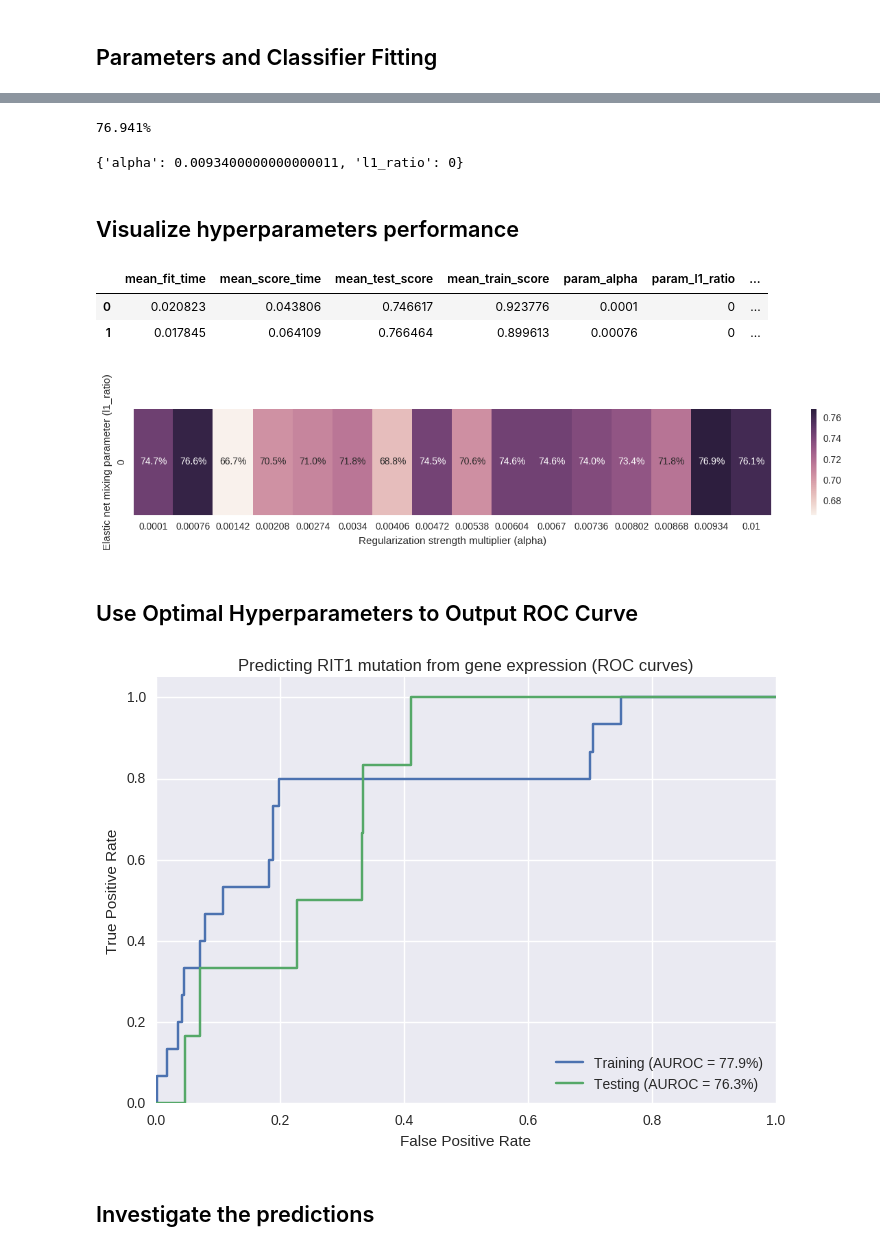
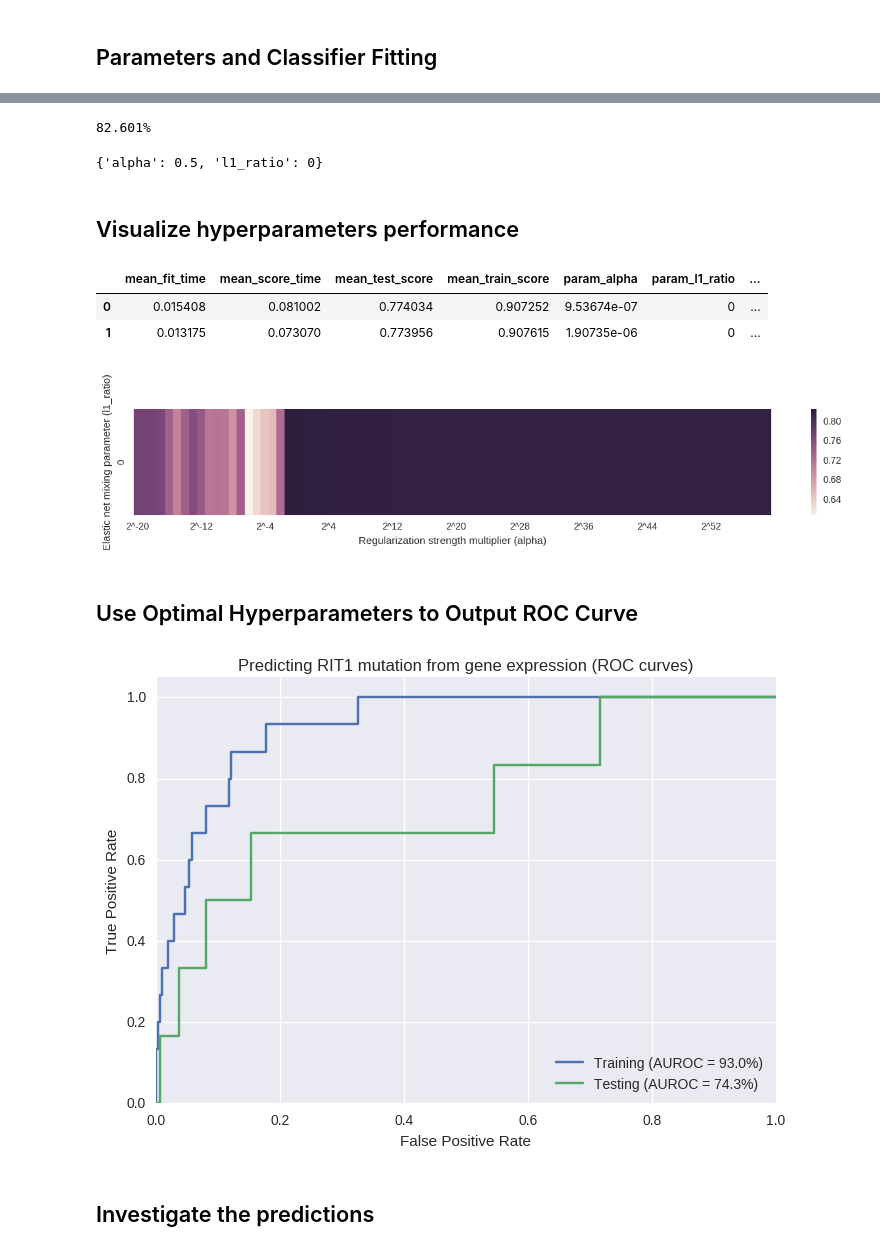
Before and after one commit to htcai/machine-learning, a Jupyter notebook: algorithms/RIT1-PCA-htcai.ipynb, the cells around one changed output, grey strips where cells are left out. Saved outputs shown, nothing was run; the diff lists cells and outputs as text; code cells hidden in the pictures.

```diff
--- a/algorithms/RIT1-PCA-htcai.ipynb
+++ b/algorithms/RIT1-PCA-htcai.ipynb
@@ -102,6 +102,6 @@ X_test_scale = scale_post.transform(X_test_pca)
 ## Parameters and Classifier Fitting
 # %%
 param_grid = {
-    'alpha': [x for x in np.linspace(10**-4, 10**-2, num=16)],
+    'alpha': [2**x for x in range(-20, 60)],
     'l1_ratio': [0]
 }
@@ -120,8 +124,8 @@ print('{:.3%}'.format(cv.best_score_))
 # Best Params
 cv.best_params_
 # %% [output]
-76.941%
+82.601%
-{'alpha': 0.0093400000000000011, 'l1_ratio': 0}
+{'alpha': 0.5, 'l1_ratio': 0}
 # %% [markdown]
 ## Visualize hyperparameters performance
 # %%
@@ -132,18 +136,23 @@ cv_result_df = pd.concat([
 cv_result_df.head(2)
 # %% [output]
 |  | mean_fit_time | mean_score_time | mean_test_score | mean_train_score | param_alpha | param_l1_ratio | ... |
-| 0 | 0.020823 | 0.043806 | 0.746617 | 0.923776 | 0.0001 | 0 | ... |
-| 1 | 0.017845 | 0.064109 | 0.766464 | 0.899613 | 0.00076 | 0 | ... |
+| 0 | 0.015408 | 0.081002 | 0.774034 | 0.907252 | 9.53674e-07 | 0 | ... |
+| 1 | 0.013175 | 0.073070 | 0.773956 | 0.907615 | 1.90735e-06 | 0 | ... |
 # %%
 # Cross-validated performance heatmap
 cv_score_mat = pd.pivot_table(cv_result_df, values='mean_test_score', index='l1_ratio', columns='alpha')
 fig, ax = plt.subplots(figsize=(15,2))
 
-ax = sns.heatmap(cv_score_mat, annot=True, fmt='.1%')
+xticks = ['2^'+str(x) for x in range(-20, 60)]
+keptticks = xticks[::int(len(xticks)/10)]
+xticks = ['' for y in xticks]
+xticks[::int(len(xticks)/10)] = keptticks
+
+ax = sns.heatmap(cv_score_mat, annot=False, fmt='.1%', xticklabels=xticks)
 ax.set_xlabel('Regularization strength multiplier (alpha)')
 ax.set_ylabel('Elastic net mixing parameter (l1_ratio)');
 # %% [output]
-[figure, old version]
+[figure, new version]
 # %% [markdown]
 ## Use Optimal Hyperparameters to Output ROC Curve
 # %%
@@ -173,7 +182,7 @@ plt.ylabel('True Positive Rate')
 plt.title('Predicting RIT1 mutation from gene expression (ROC curves)')
 plt.legend(loc='lower right');
 # %% [output]
-[figure, old version]
+[figure, new version]
 # %% [markdown]
 ## Investigate the predictions
 # %%
```
Also changed, not shown: parts of 8 cells of this notebook, 1 other file.
